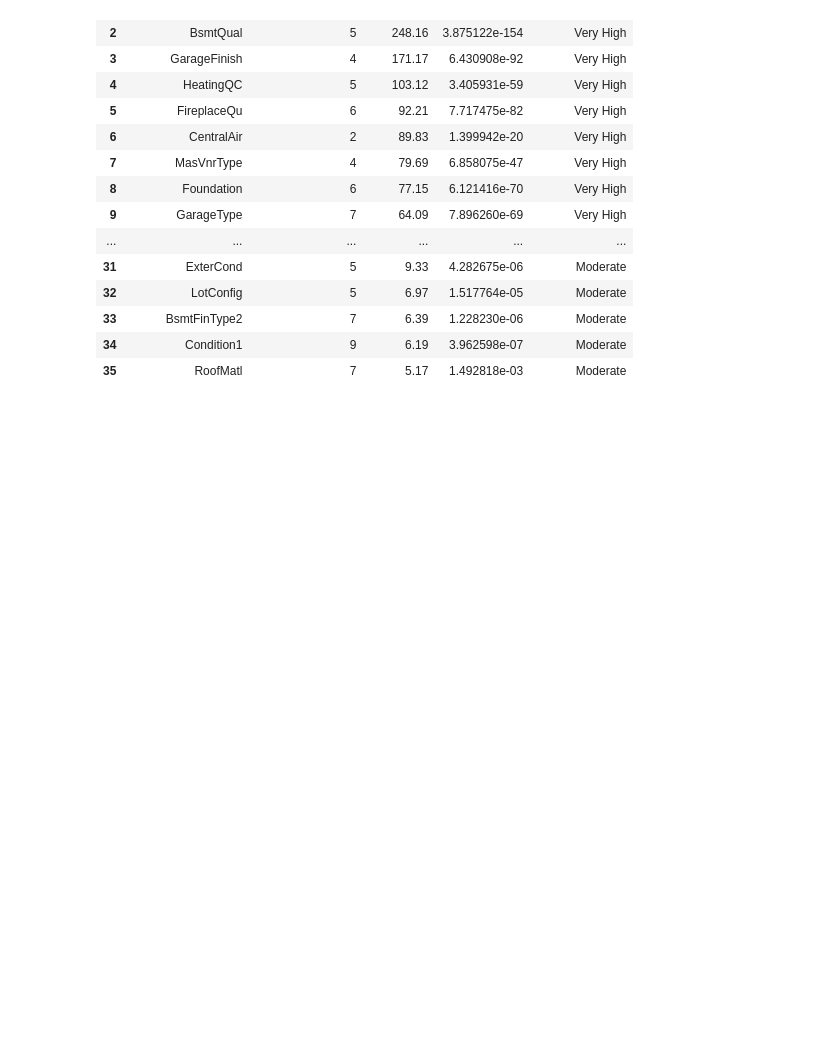
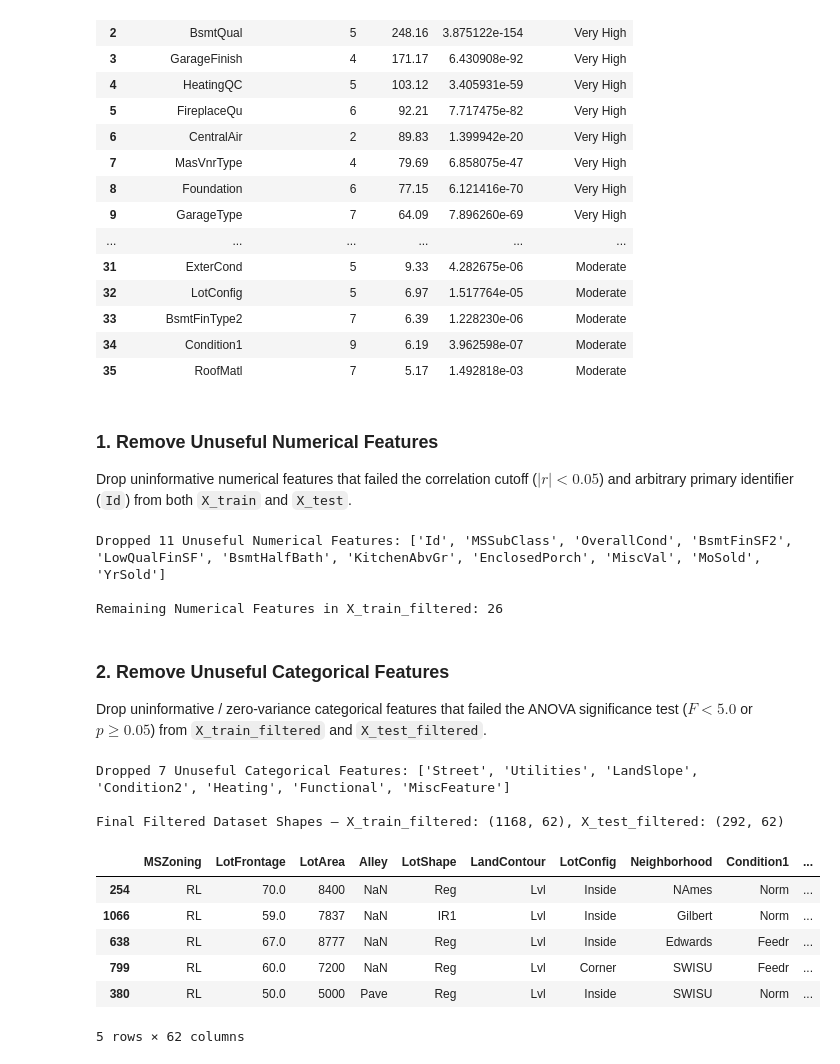
Before and after one commit to VenuriDampahalage/ames-housing-price-prediction, a Jupyter notebook: preProcessing.ipynb, the cells around one changed output. Cells and saved outputs as stored; diff of their text form; code cells hidden in the pictures; blank space fills up the shorter version.

Commit message:
Remove unuseful numerical and categorical features and display dataset previews in preProcessing.ipynb

```diff
--- a/preProcessing.ipynb
+++ b/preProcessing.ipynb
@@ -423,3 +423,49 @@ Selected 36 Categorical Features out of 42 (Cutoff: p < 0.05 & F >= 5.0):
 | 33 | BsmtFinType2 | 7 | 6.39 | 1.228230e-06 | Moderate |
 | 34 | Condition1 | 9 | 6.19 | 3.962598e-07 | Moderate |
 | 35 | RoofMatl | 7 | 5.17 | 1.492818e-03 | Moderate |
+# %% [markdown]
+### 1. Remove Unuseful Numerical Features
+
+Drop uninformative numerical features that failed the correlation cutoff ($|r| < 0.05$) and arbitrary primary identifier (`Id`) from both `X_train` and `X_test`.
+# %%
+# Identify unuseful numerical features (|r| < 0.05 or 'Id')
+all_num_cols = X_train.select_dtypes(include=['int64', 'float64']).columns.tolist()
+unuseful_num_features = [col for col in all_num_cols if col not in selected_num_features]
+
+# Drop unuseful numerical features from training and testing sets
+X_train_filtered = X_train.drop(columns=unuseful_num_features, errors='ignore')
+X_test_filtered = X_test.drop(columns=unuseful_num_features, errors='ignore')
+
+print(f"Dropped {len(unuseful_num_features)} Unuseful Numerical Features: {unuseful_num_features}\n")
+print(f"Remaining Numerical Features in X_train_filtered: {X_train_filtered.select_dtypes(include=['int64', 'float64']).shape[1]}")
+# %% [output]
+Dropped 11 Unuseful Numerical Features: ['Id', 'MSSubClass', 'OverallCond', 'BsmtFinSF2', 'LowQualFinSF', 'BsmtHalfBath', 'KitchenAbvGr', 'EnclosedPorch', 'MiscVal', 'MoSold', 'YrSold']
+
+Remaining Numerical Features in X_train_filtered: 26
+# %% [markdown]
+### 2. Remove Unuseful Categorical Features
+
+Drop uninformative / zero-variance categorical features that failed the ANOVA significance test ($F < 5.0$ or $p \ge 0.05$) from `X_train_filtered` and `X_test_filtered`.
+# %%
+# Identify unuseful categorical features (failed ANOVA F >= 5.0 & p < 0.05)
+all_cat_cols = X_train.select_dtypes(include=['object', 'category']).columns.tolist()
+unuseful_cat_features = [col for col in all_cat_cols if col not in selected_cat_features]
+
+# Drop unuseful categorical features from training and testing sets
+X_train_filtered = X_train_filtered.drop(columns=unuseful_cat_features, errors='ignore')
+X_test_filtered = X_test_filtered.drop(columns=unuseful_cat_features, errors='ignore')
+
+print(f"Dropped {len(unuseful_cat_features)} Unuseful Categorical Features: {unuseful_cat_features}\n")
+print(f"Final Filtered Dataset Shapes — X_train_filtered: {X_train_filtered.shape}, X_test_filtered: {X_test_filtered.shape}")
+display(X_train_filtered.head())
+# %% [output]
+Dropped 7 Unuseful Categorical Features: ['Street', 'Utilities', 'LandSlope', 'Condition2', 'Heating', 'Functional', 'MiscFeature']
+
+Final Filtered Dataset Shapes — X_train_filtered: (1168, 62), X_test_filtered: (292, 62)
+|  | MSZoning | LotFrontage | LotArea | Alley | LotShape | LandContour | LotConfig | Neighborhood | Condition1 | ... |
+| 254 | RL | 70.0 | 8400 | NaN | Reg | Lvl | Inside | NAmes | Norm | ... |
+| 1066 | RL | 59.0 | 7837 | NaN | IR1 | Lvl | Inside | Gilbert | Norm | ... |
+| 638 | RL | 67.0 | 8777 | NaN | Reg | Lvl | Inside | Edwards | Feedr | ... |
+| 799 | RL | 60.0 | 7200 | NaN | Reg | Lvl | Corner | SWISU | Feedr | ... |
+| 380 | RL | 50.0 | 5000 | Pave | Reg | Lvl | Inside | SWISU | Norm | ... |
+5 rows × 62 columns
```
Also changed, not shown: parts of 2 cells of this notebook.
